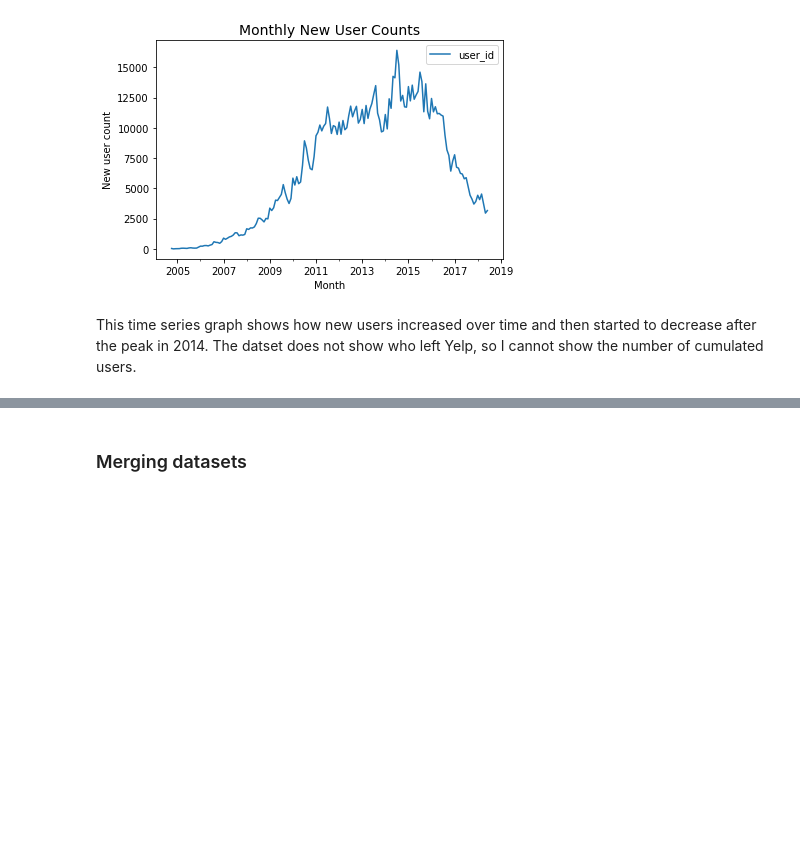
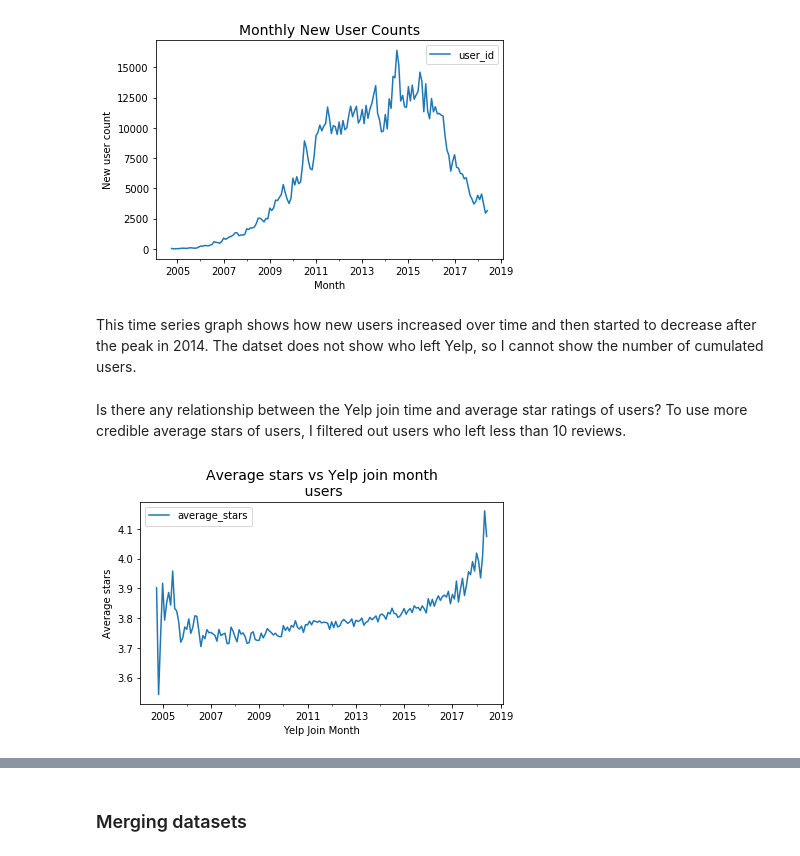
Before and after one commit to math470/Springboard_Capstone_Project_2, a Jupyter notebook: Yelp EDA.ipynb, the cells around one changed output, grey strips where cells are left out. Drawn from its saved outputs; the diff is of its cells as text; code cells hidden in the pictures; blank space fills up the shorter version.

```diff
--- a/Yelp EDA.ipynb
+++ b/Yelp EDA.ipynb
@@ -1014,3 +1027,16 @@ plt.show()
 [figure]
 # %% [markdown]
 This time series graph shows how new users increased over time and then started to decrease after the peak in 2014. The datset does not show who left Yelp, so I cannot show the number of cumulated users.
+# %% [markdown]
+Is there any relationship between the Yelp join time and average star ratings of users? To use more credible average stars of users, I filtered out users who left less than 10 reviews.
+# %%
+condition = (users.review_count >=10)&(users.yelping_since < date(2018,7,1))
+users[condition][['yelping_since','average_stars']].set_index('yelping_since').resample('M').mean().plot()
+plt.xlabel('Yelp Join Month')
+plt.ylabel('Average stars')
+plt.title('Average stars vs Yelp join month\n users', size=14)
+plt.tight_layout() # need for savefig
+plt.savefig("average_stars_vs_yelp_join_month_users.png",format="png", dpi=300)
+plt.show()
+# %% [output]
+[figure, added]
```
Also changed, not shown: parts of 11 cells of this notebook.
